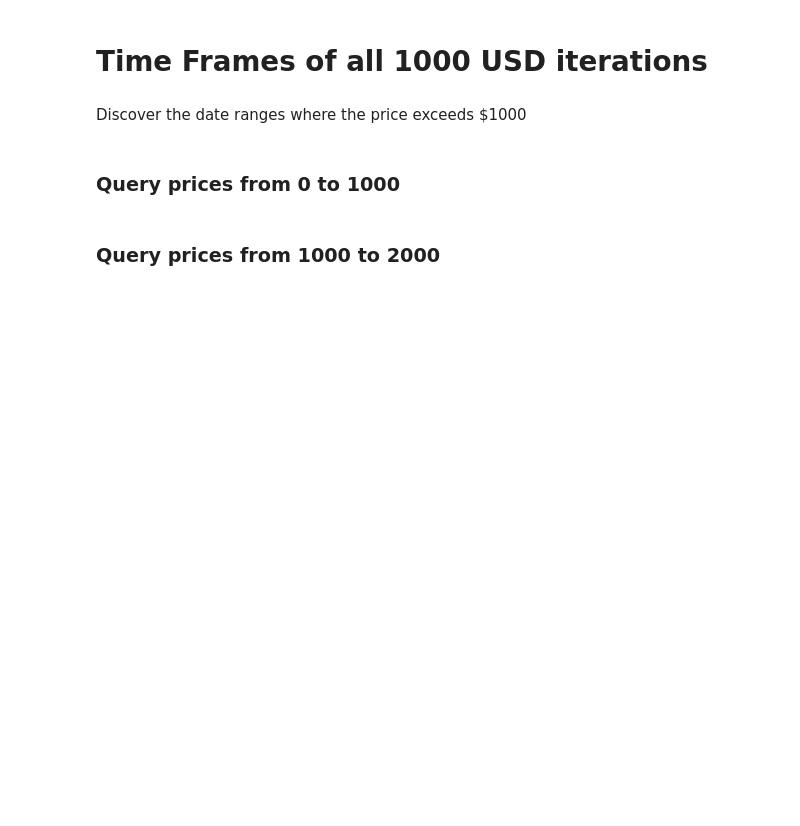
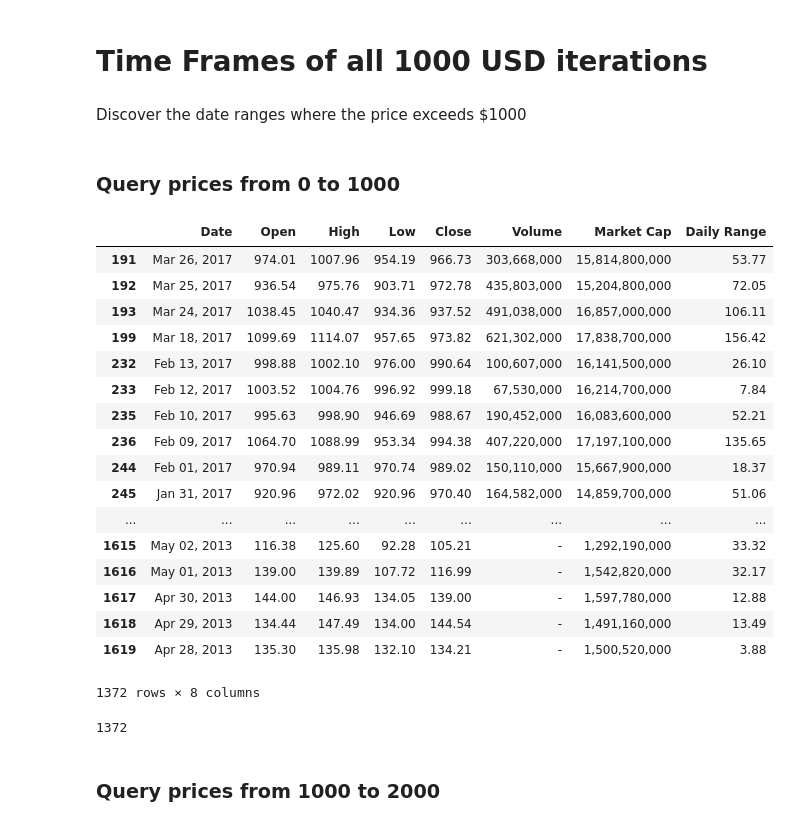
Before and after one commit to kayne10/Crypto-Pirates, a Jupyter notebook: pandas_scripts/BitcoinDataFraming.ipynb, the cells around one changed output. Cells and saved outputs as stored; diff of their text form; code cells hidden in the pictures; blank space fills up the shorter version.

```diff
--- a/pandas_scripts/BitcoinDataFraming.ipynb
+++ b/pandas_scripts/BitcoinDataFraming.ipynb
@@ -71,6 +71,33 @@ Investment Risk.
 Discover the date ranges where the price exceeds $1000
 # %% [markdown]
 ### Query prices from 0 to 1000
+# %%
+btc_iteration = btc_df[(btc_df['Close']>0) & (btc_df['Close']<1000)]
+btc_iteration
+# %% [output]
+|  | Date | Open | High | Low | Close | Volume | Market Cap | Daily Range |
+| 191 | Mar 26, 2017 | 974.01 | 1007.96 | 954.19 | 966.73 | 303,668,000 | 15,814,800,000 | 53.77 |
+| 192 | Mar 25, 2017 | 936.54 | 975.76 | 903.71 | 972.78 | 435,803,000 | 15,204,800,000 | 72.05 |
+| 193 | Mar 24, 2017 | 1038.45 | 1040.47 | 934.36 | 937.52 | 491,038,000 | 16,857,000,000 | 106.11 |
+| 199 | Mar 18, 2017 | 1099.69 | 1114.07 | 957.65 | 973.82 | 621,302,000 | 17,838,700,000 | 156.42 |
+| 232 | Feb 13, 2017 | 998.88 | 1002.10 | 976.00 | 990.64 | 100,607,000 | 16,141,500,000 | 26.10 |
+| 233 | Feb 12, 2017 | 1003.52 | 1004.76 | 996.92 | 999.18 | 67,530,000 | 16,214,700,000 | 7.84 |
+| 235 | Feb 10, 2017 | 995.63 | 998.90 | 946.69 | 988.67 | 190,452,000 | 16,083,600,000 | 52.21 |
+| 236 | Feb 09, 2017 | 1064.70 | 1088.99 | 953.34 | 994.38 | 407,220,000 | 17,197,100,000 | 135.65 |
+| 244 | Feb 01, 2017 | 970.94 | 989.11 | 970.74 | 989.02 | 150,110,000 | 15,667,900,000 | 18.37 |
+| 245 | Jan 31, 2017 | 920.96 | 972.02 | 920.96 | 970.40 | 164,582,000 | 14,859,700,000 | 51.06 |
+| ... | ... | ... | ... | ... | ... | ... | ... | ... |
+| 1615 | May 02, 2013 | 116.38 | 125.60 | 92.28 | 105.21 | - | 1,292,190,000 | 33.32 |
+| 1616 | May 01, 2013 | 139.00 | 139.89 | 107.72 | 116.99 | - | 1,542,820,000 | 32.17 |
+| 1617 | Apr 30, 2013 | 144.00 | 146.93 | 134.05 | 139.00 | - | 1,597,780,000 | 12.88 |
+| 1618 | Apr 29, 2013 | 134.44 | 147.49 | 134.00 | 144.54 | - | 1,491,160,000 | 13.49 |
+| 1619 | Apr 28, 2013 | 135.30 | 135.98 | 132.10 | 134.21 | - | 1,500,520,000 | 3.88 |
+1372 rows × 8 columns
+# %%
+num_days = len(btc_iteration)
+num_days
+# %% [output]
+1372
 # %% [markdown]
 ### Query prices from 1000 to 2000
 # %%
```
Also changed, not shown: parts of 4 cells of this notebook, 1 other file.
